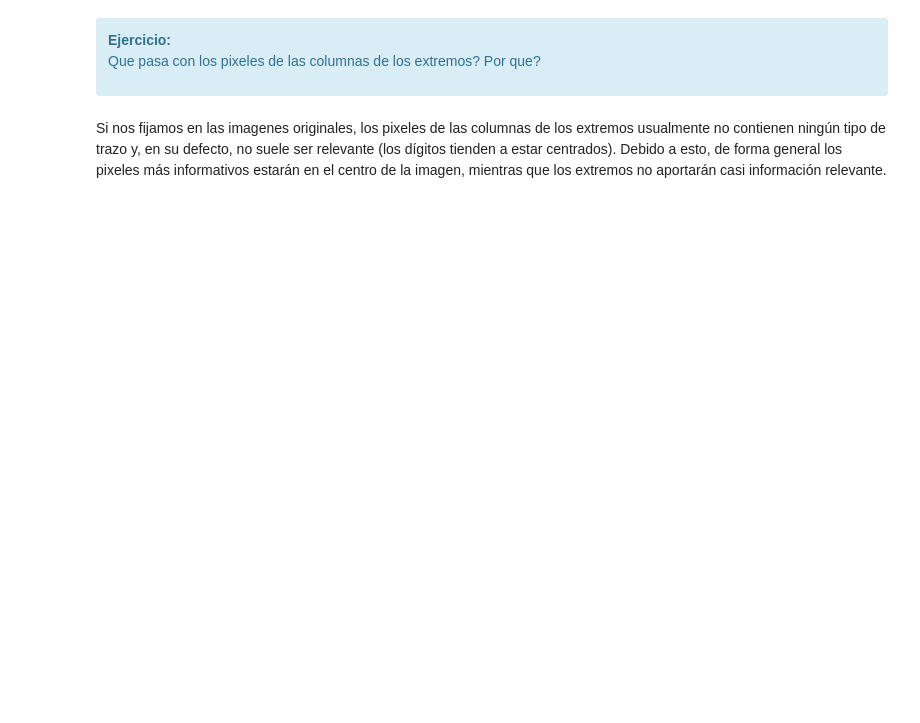
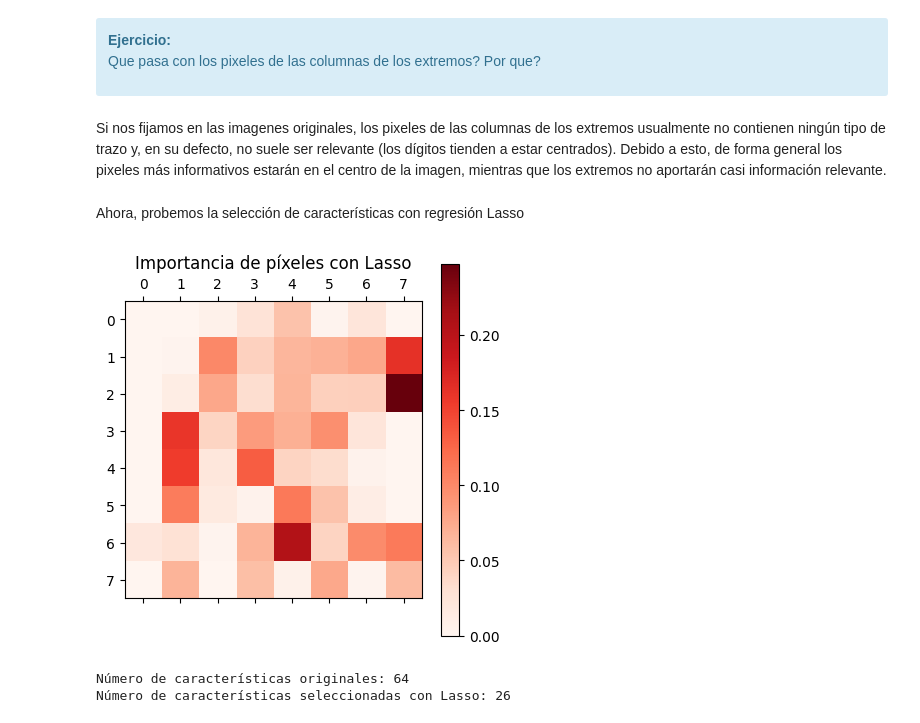
Before and after one commit to uisitoam/Master-Big-Data, a Jupyter notebook: Minería de datos/Practica/seleccion_LuisArdevol.ipynb, the cells around one changed output. Saved outputs shown, nothing was run; the diff lists cells and outputs as text; code cells hidden in the pictures; blank space fills up the shorter version.

```diff
--- a/Minería de datos/Practica/seleccion_LuisArdevol.ipynb
+++ b/Minería de datos/Practica/seleccion_LuisArdevol.ipynb
@@ -676,3 +685,32 @@ Que pasa con los pixeles de las columnas de los extremos? Por que?
 </div>
 # %% [markdown]
 Si nos fijamos en las imagenes originales, los pixeles de las columnas de los extremos usualmente no contienen ningún tipo de trazo y, en su defecto, no suele ser relevante (los dígitos tienden a estar centrados). Debido a esto, de forma general los pixeles más informativos estarán en el centro de la imagen, mientras que los extremos no aportarán casi información relevante.
+# %% [markdown]
+Ahora, probemos la selección de características con regresión Lasso
+# %%
+from sklearn.linear_model import Lasso
+
+lasso = Lasso(alpha=0.01, random_state=42)
+lasso.fit(digits, target)
+
+# coeficientes como importancia de las características
+importances_lasso = np.abs(lasso.coef_).reshape((8, 8))
+
+plt.matshow(importances_lasso, cmap=plt.cm.Reds)
+plt.colorbar()
+
+plt.title("Importancia de píxeles con Lasso")
+plt.show()
+
+# selección de características
+sfm_lasso = SelectFromModel(lasso, threshold='mean')
+sfm_lasso.fit(digits, target)
+
+selected_lasso = sfm_lasso.transform(digits)
+
+print("Número de características originales:", digits.shape[1])
+print("Número de características seleccionadas con Lasso:", selected_lasso.shape[1])
+# %% [output]
+[figure, added]
+Número de características originales: 64
+Número de características seleccionadas con Lasso: 26
```
Also changed, not shown: parts of 14 cells of this notebook, 1 other file.
